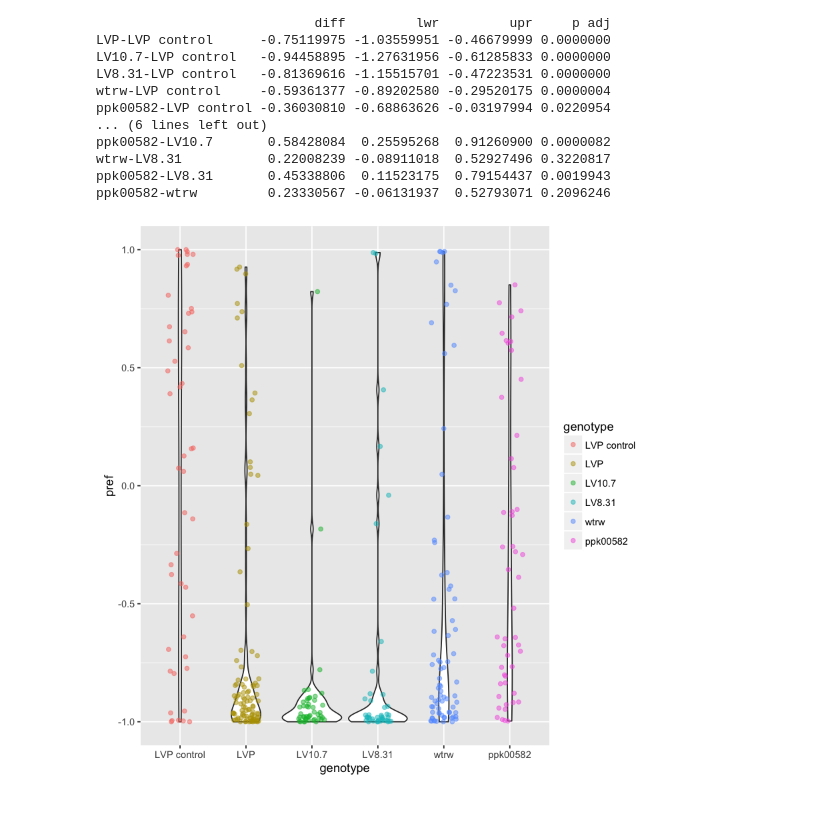
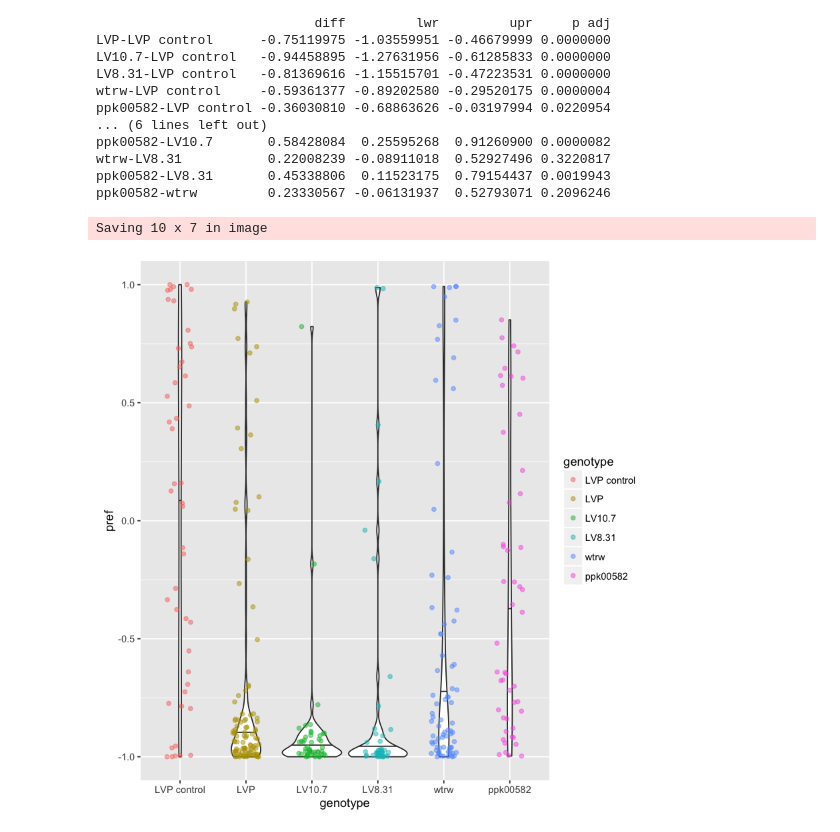
Before and after one commit to bnmtthws/eggCount, a Jupyter notebook: eggCount-plotting.ipynb, the cells around one changed output. Drawn from its saved outputs; the diff is of its cells as text; code cells hidden in the pictures.

Commit message:
additional code for histograms

```diff
--- a/eggCount-plotting.ipynb
+++ b/eggCount-plotting.ipynb
@@ -58,7 +58,7 @@ pixel_plot.filtered <- ggplot(data=all_preference.filtered,aes(x=genotype,y=pixe
 
 preference_plot.filtered.jitter <- ggplot(data=all_preference.filtered,aes(x=genotype,y=pref,colour=pixels)) + geom_jitter(width=0.5,alpha=0.5)
 #preference_plot.filtered.violin <- ggplot(data=all_preference.filtered,aes(x=genotype,y=pref,colour=pixels)) + geom_violin() + geom_jitter(width=0.5,alpha=0.5)
-preference_plot.filtered.violin <- ggplot(data=all_preference.filtered,aes(x=genotype,y=pref)) + geom_violin() + geom_jitter(width=0.5,alpha=0.5,aes(colour=genotype))
+preference_plot.filtered.violin <- ggplot(data=all_preference.filtered,aes(x=genotype,y=pref)) + geom_violin(draw_quantiles = .5) + geom_jitter(width=0.5,alpha=0.5,aes(colour=genotype))
 # %%
 ### testing for ANOVA - *but* assumes normal distribution
 aov(pref ~ genotype,data=all_preference.filtered) -> genotype_AOV
@@ -88,7 +88,9 @@ wtrw-LV8.31           0.22008239 -0.08911018  0.52927496 0.3220817
 ppk00582-LV8.31       0.45338806  0.11523175  0.79154437 0.0019943
 ppk00582-wtrw         0.23330567 -0.06131937  0.52793071 0.2096246
 # %%
-preference_plot.filtered.violin <- ggplot(data=all_preference.filtered,aes(x=genotype,y=pref)) + geom_violin() + geom_jitter(width=0.5,alpha=0.5,aes(colour=genotype))
+preference_plot.filtered.violin <- ggplot(data=all_preference.filtered,aes(x=genotype,y=pref)) + geom_violin(draw_quantiles = .5) + geom_jitter(width=0.5,alpha=0.5,aes(colour=genotype))
+ggsave(filename = 'violin_dot.pdf',plot = preference_plot.filtered.violin,dpi = 300,width=10)
 preference_plot.filtered.violin
 # %% [output]
+Saving 10 x 7 in image
-[figure, old version]
+[figure, new version]
```
Also changed, not shown: parts of 9 cells of this notebook, 3 other files.
